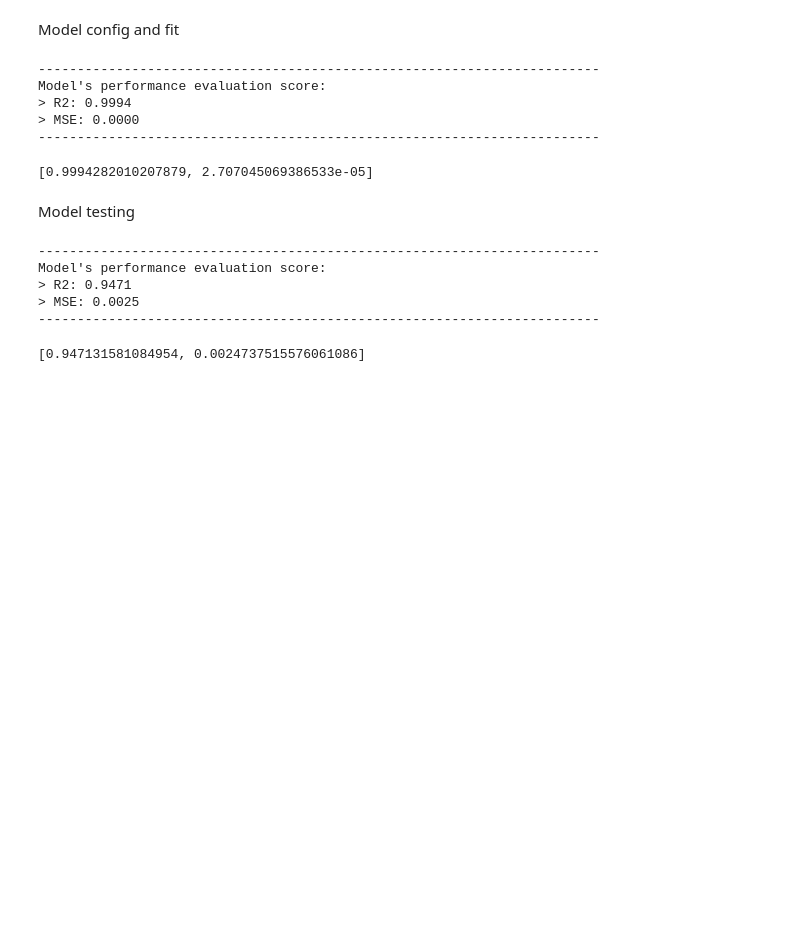
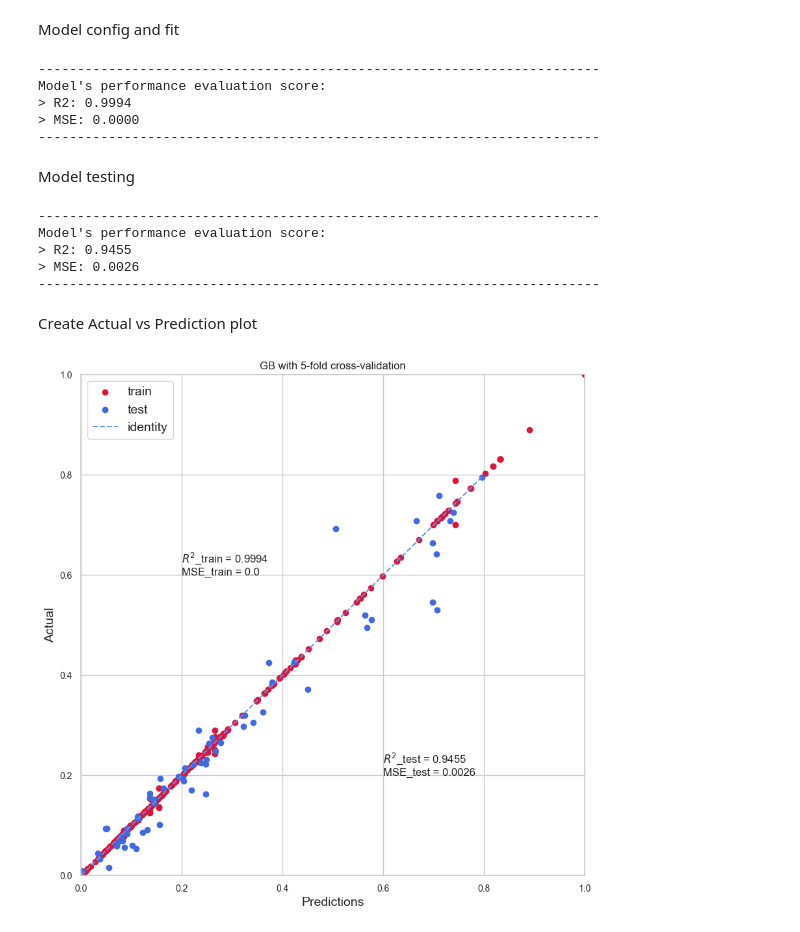
Before and after one commit to kittyoomm/Biomass-Gasification, a Jupyter notebook: GB_H2.ipynb, the cells around one changed output. Cells and saved outputs as stored; diff of their text form; code cells hidden in the pictures; blank space fills up the shorter version.

Commit message:
Create plot

```diff
--- a/GB_H2.ipynb
+++ b/GB_H2.ipynb
@@ -117,25 +117,57 @@ model.fit(X_train, Y_train)
 Predict_train = model.predict(X_train)
 df_predict_train = pd.DataFrame({'H2': Predict_train.flatten()})
 
-performance_evaluation(Y_train, df_predict_train)
+eval_train_H2 = performance_evaluation(Y_train, df_predict_train)
 # %% [output]
 ------------------------------------------------------------------------
 Model's performance evaluation score:
 > R2: 0.9994
 > MSE: 0.0000
 ------------------------------------------------------------------------
-[0.9994282010207879, 2.707045069386533e-05]
 # %% [markdown]
 Model testing
 # %%
 Predict_test = model.predict(X_test)
 df_predict_test = pd.DataFrame({'H2': Predict_test.flatten()})
 
-performance_evaluation(Y_test, df_predict_test)
+eval_test_H2 = performance_evaluation(Y_test, df_predict_test)
 # %% [output]
 ------------------------------------------------------------------------
 Model's performance evaluation score:
-> R2: 0.9471
-> MSE: 0.0025
+> R2: 0.9455
+> MSE: 0.0026
 ------------------------------------------------------------------------
-[0.947131581084954, 0.0024737515576061086]
+# %% [markdown]
+Create Actual vs Prediction plot
+# %%
+def show_plot(eval_train, eval_test, Yt, df_train, Y, df_pred, title):  # Show Actual-vs-Predict plot
+    sns.set_style('whitegrid')
+    plt.figure(figsize=(10, 10))
+    result_train = '$R^2$_train = ' + str(np.around(eval_train[0], 4)) + '\nMSE_train = ' + str(
+        np.around(eval_train[1], 4))
+    result_test = '$R^2$_test = ' + str(np.around(eval_test[0], 4)) + '\nMSE_test = ' + str(
+        np.around(eval_test[1], 4))
+    plt.scatter(df_train['H2'], Yt, label='train', color='crimson')
+    plt.scatter(df_pred['H2'], Y, label='test', color='royalblue')
+    plt.text(0.2, 0.6, result_train)
+    plt.text(0.6, 0.2, result_test)
+
+    p1 = max(max(df_pred['H2']), max(Y))
+    p2 = min(min(df_pred['H2']), min(Y))
+    plt.plot([p1, p2], [p1, p2], label='identity', color='cornflowerblue', linestyle='--')
+
+    plt.xticks(fontsize=10)
+    plt.yticks(fontsize=10)
+    plt.legend(fontsize=14, loc='upper left', frameon=True)
+    plt.xlabel('Predictions', fontsize=14)
+    plt.ylabel('Actual', fontsize=14)
+    plt.xlim(0, 1)
+    plt.ylim(0, 1)
+    plt.title(label=title)
+
+    plt.show()
+
+
+show_plot(eval_train_H2, eval_test_H2, Y_train, df_predict_train, Y_test, df_predict_test, 'GB with 5-fold cross-validation')
+# %% [output]
+[figure, added]
```
